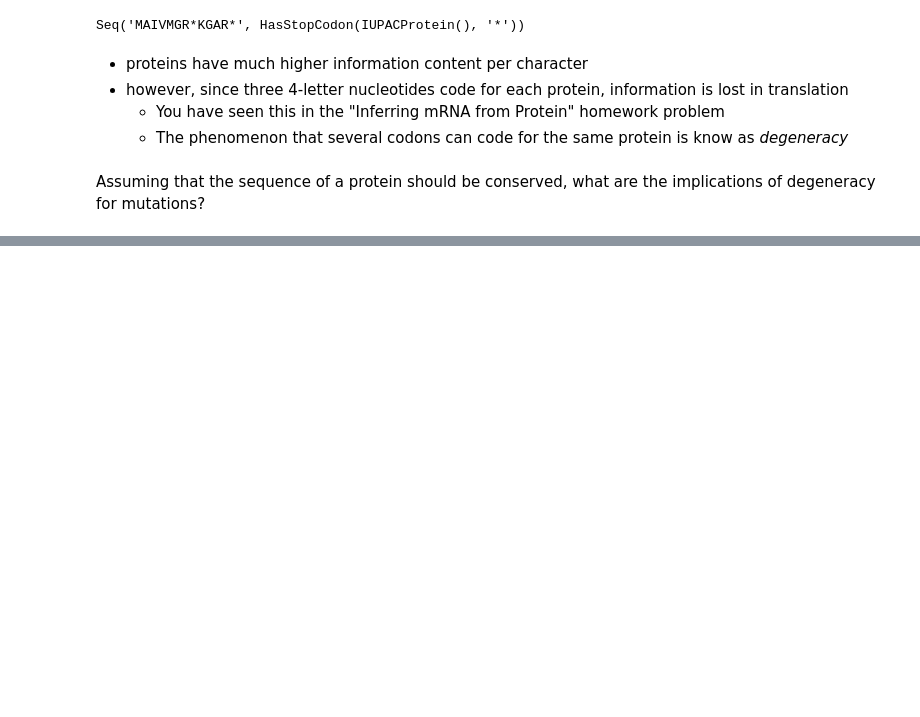
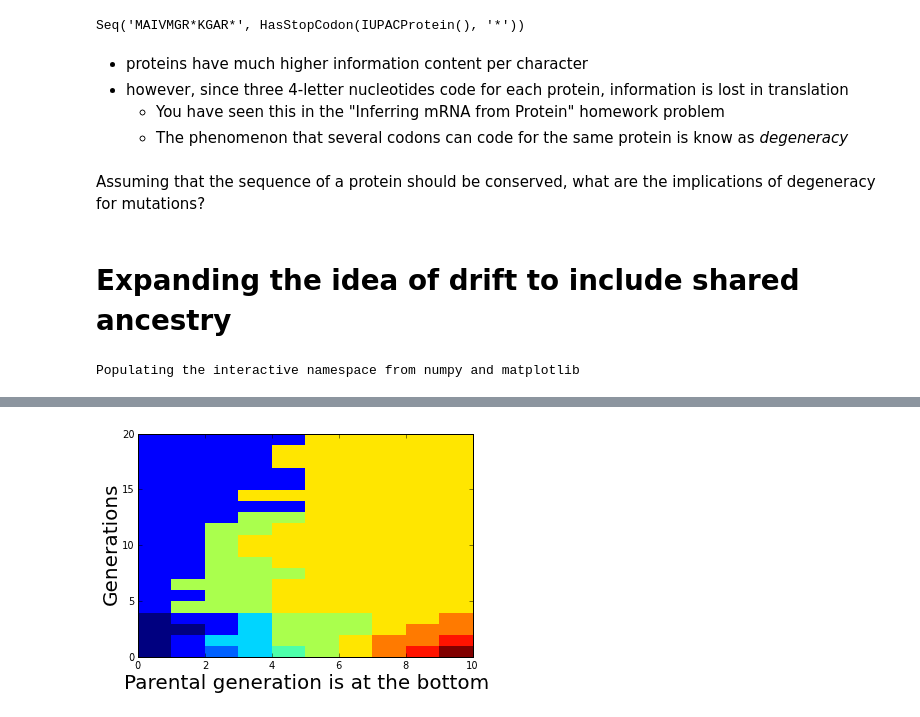
Before and after one commit to mikheyev/B02-lectures, a Jupyter notebook: 05. Continuing mutation, neutrality.ipynb, the cells around one changed output, grey strips where cells are left out. Drawn from its saved outputs; the diff is of its cells as text; code cells hidden in the pictures; blank space fills up the shorter version.

```diff
--- a/05. Continuing mutation, neutrality.ipynb
+++ b/05. Continuing mutation, neutrality.ipynb
@@ -232,7 +232,7 @@ from random import randint
 from __future__ import division
 def drift(popsize = 10,numgen = 100,startM = 1):
     # inspired by from http://blog.drewsday.com/2012/08/a-simple-genetic-drift-simulation.html
-    """ takes a fixe population size, the number of generations, and a number of mutants.
+    """ takes a fixed population size, the number of generations, and a number of mutants.
     Simulates a population sampled with replacement \
     Returns mutant frequencies over the generations"""
     freqM = [startM/popsize]
@@ -281,3 +281,31 @@ Seq('MAIVMGR*KGAR*', HasStopCodon(IUPACProtein(), '*'))
    - The phenomenon that several codons can code for the same protein is know as *degeneracy*
 # %% [markdown]
 Assuming that the sequence of a protein should be conserved, what are the implications of degeneracy for mutations?
+# %% [markdown]
+# Expanding the idea of drift to include shared ancestry
+# %%
+from random import randint
+import numpy as np
+import pdb
+def drift(numgen = 20):
+    popsize = 10
+    prevgen = range(popsize)
+    generations = prevgen
+    for gen in range(numgen):
+        nextgen = []
+        for ind in range(popsize):
+            nextgen = nextgen + [prevgen[(randint(0,popsize-1))]]
+        nextgen = sorted(nextgen)
+        generations = np.vstack([generations, nextgen])
+        prevgen = nextgen
+    return generations
+
+import matplotlib.pyplot as plt
+%pylab inline
+fig, ax = plt.subplots()
+ax.set_xlabel('Parental generation is at the bottom', fontsize=20)
+ax.set_ylabel('Generations', fontsize=20)
+plt.ylim((0,20))
+heatmap = ax.pcolor(drift())
+# %% [output]
+Populating the interactive namespace from numpy and matplotlib
@@ -283,0 +314 @@ Assuming that the sequence of a protein should be conserved, what are the implic
+[figure, added]
```
Also changed, not shown: parts of 4 cells of this notebook.
